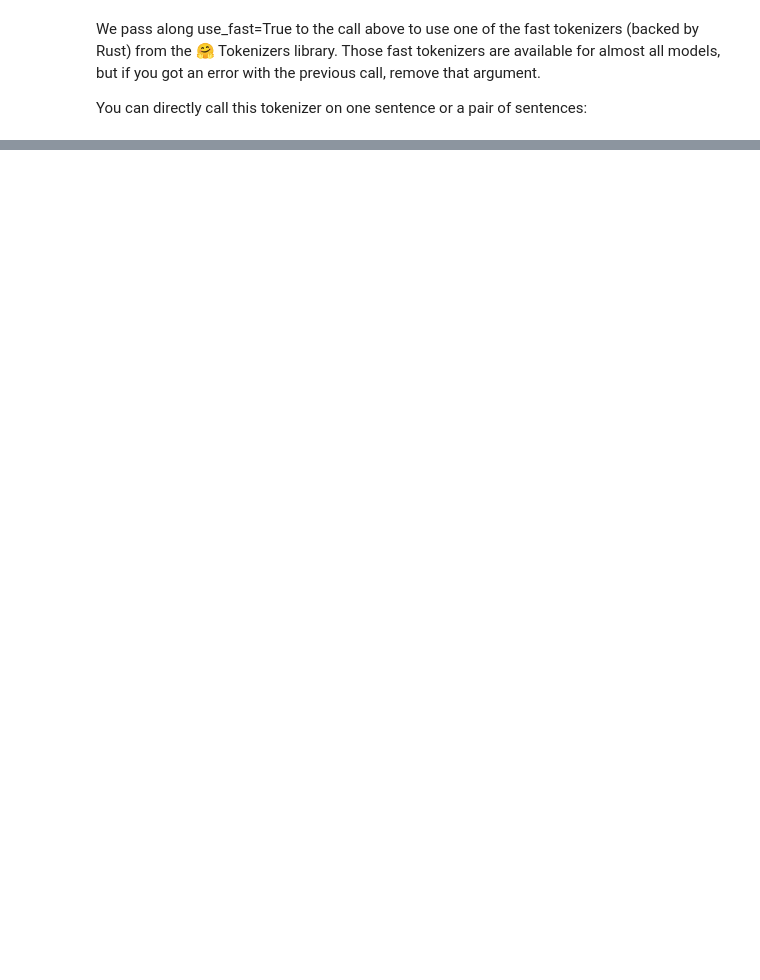
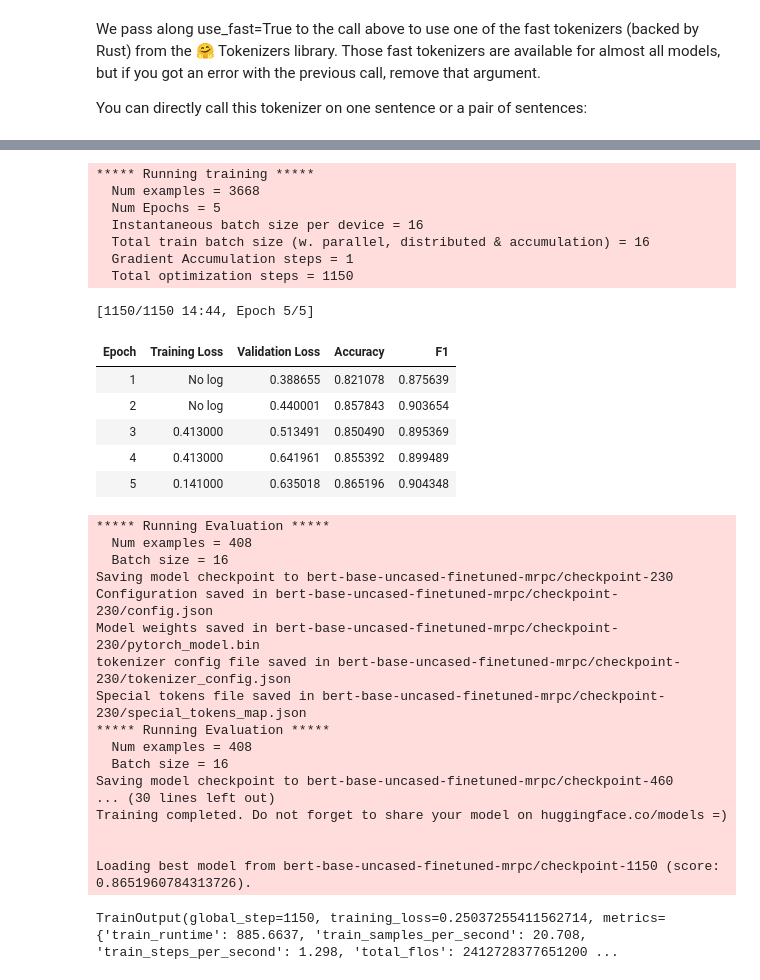
Before and after one commit to susantaghosh1/nlp-notebooks, a Jupyter notebook: Text_classification_glue.ipynb, the cells around one changed output, grey strips where cells are left out. Cells and saved outputs as stored; diff of their text form; code cells hidden in the pictures; blank space fills up the shorter version.

```diff
--- a/Text_classification_glue.ipynb
+++ b/Text_classification_glue.ipynb
@@ -221,0 +403,8 @@ You can directly call this tokenizer on one sentence or a pair of sentences:
+# %%
+metric_name = "pearson" if task == "stsb" else "matthews_correlation" if task == "cola" else "accuracy"
+model_name = model_checkpoint.split("/")[-1]
+training_args = TrainingArguments(f"{model_name}-finetuned-{task}",weight_decay=0.01,
+                                  evaluation_strategy = "epoch",save_strategy = "epoch",
+                                  learning_rate=2e-5,per_device_train_batch_size=batch_size,
+                                  per_device_eval_batch_size=batch_size,num_train_epochs=5,
+                                  load_best_model_at_end=True,metric_for_best_model=metric_name,)
@@ -221,0 +416,12 @@ You can directly call this tokenizer on one sentence or a pair of sentences:
+# %%
+def compute_metrics(eval_preds):
+    logits,labels = eval_preds
+    if task != "stsb":
+        predictions = np.argmax(logits, axis=-1)
+    else:
+        predictions = logits[:, 0]
+    return metric.compute(predictions=predictions, references=labels)
+# %%
+encoded_dataset = encoded_dataset.remove_columns(column_names=['sentence1', 'sentence2','idx']) #remove the columns which are not required by the model
+encoded_dataset = encoded_dataset.rename_columns(column_mapping={'label':'labels'}) #renaming label column to labels as all transformers model needs this
+encoded_dataset
@@ -221,0 +443,45 @@ You can directly call this tokenizer on one sentence or a pair of sentences:
+# %%
+validation_key = "validation_mismatched" if task == "mnli-mm" else "validation_matched" if task == "mnli" else "validation"
+trainer = Trainer(
+    model,
+    training_args,
+    train_dataset=encoded_dataset["train"],
+    eval_dataset=encoded_dataset[validation_key],
+    tokenizer=tokenizer,
+    compute_metrics=compute_metrics
+)
+# %%
+trainer.train()
+# %% [output]
+***** Running training *****
+  Num examples = 3668
+  Num Epochs = 5
+  Instantaneous batch size per device = 16
+  Total train batch size (w. parallel, distributed & accumulation) = 16
+  Gradient Accumulation steps = 1
+  Total optimization steps = 1150
+[1150/1150 14:44, Epoch 5/5]
+| Epoch | Training Loss | Validation Loss | Accuracy | F1 |
+| 1 | No log | 0.388655 | 0.821078 | 0.875639 |
+| 2 | No log | 0.440001 | 0.857843 | 0.903654 |
+| 3 | 0.413000 | 0.513491 | 0.850490 | 0.895369 |
+| 4 | 0.413000 | 0.641961 | 0.855392 | 0.899489 |
+| 5 | 0.141000 | 0.635018 | 0.865196 | 0.904348 |
+***** Running Evaluation *****
+  Num examples = 408
+  Batch size = 16
+Saving model checkpoint to bert-base-uncased-finetuned-mrpc/checkpoint-230
+Configuration saved in bert-base-uncased-finetuned-mrpc/checkpoint-230/config.json
+Model weights saved in bert-base-uncased-finetuned-mrpc/checkpoint-230/pytorch_model.bin
+tokenizer config file saved in bert-base-uncased-finetuned-mrpc/checkpoint-230/tokenizer_config.json
+Special tokens file saved in bert-base-uncased-finetuned-mrpc/checkpoint-230/special_tokens_map.json
+***** Running Evaluation *****
+  Num examples = 408
+  Batch size = 16
+Saving model checkpoint to bert-base-uncased-finetuned-mrpc/checkpoint-460
+... (30 lines left out)
+Training completed. Do not forget to share your model on huggingface.co/models =)
+
+
+Loading best model from bert-base-uncased-finetuned-mrpc/checkpoint-1150 (score: 0.8651960784313726).
+TrainOutput(global_step=1150, training_loss=0.25037255411562714, metrics={'train_runtime': 885.6637, 'train_samples_per_second': 20.708, 'train_steps_per_second': 1.298, 'total_flos': 2412728377651200 ...
```
Also changed, not shown: parts of 48 cells of this notebook.
